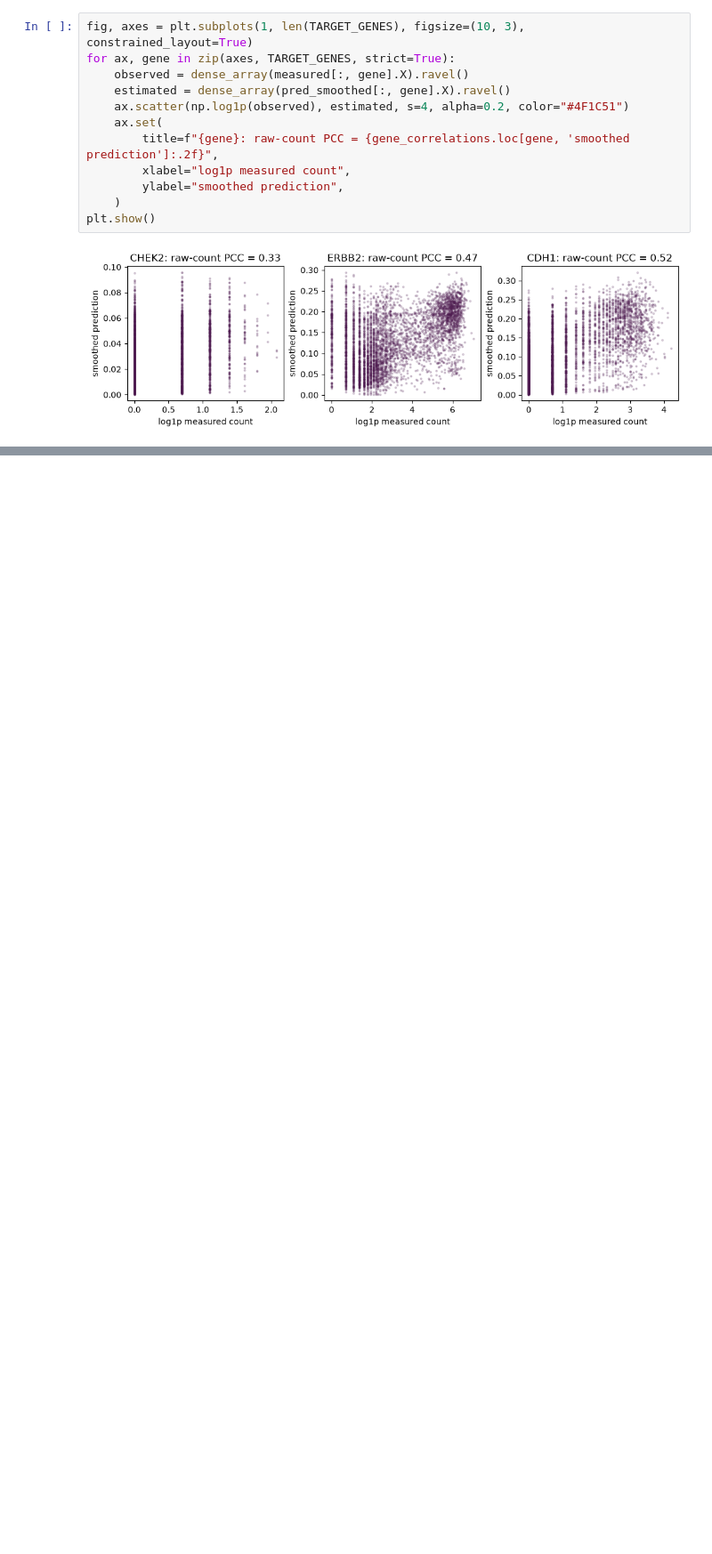
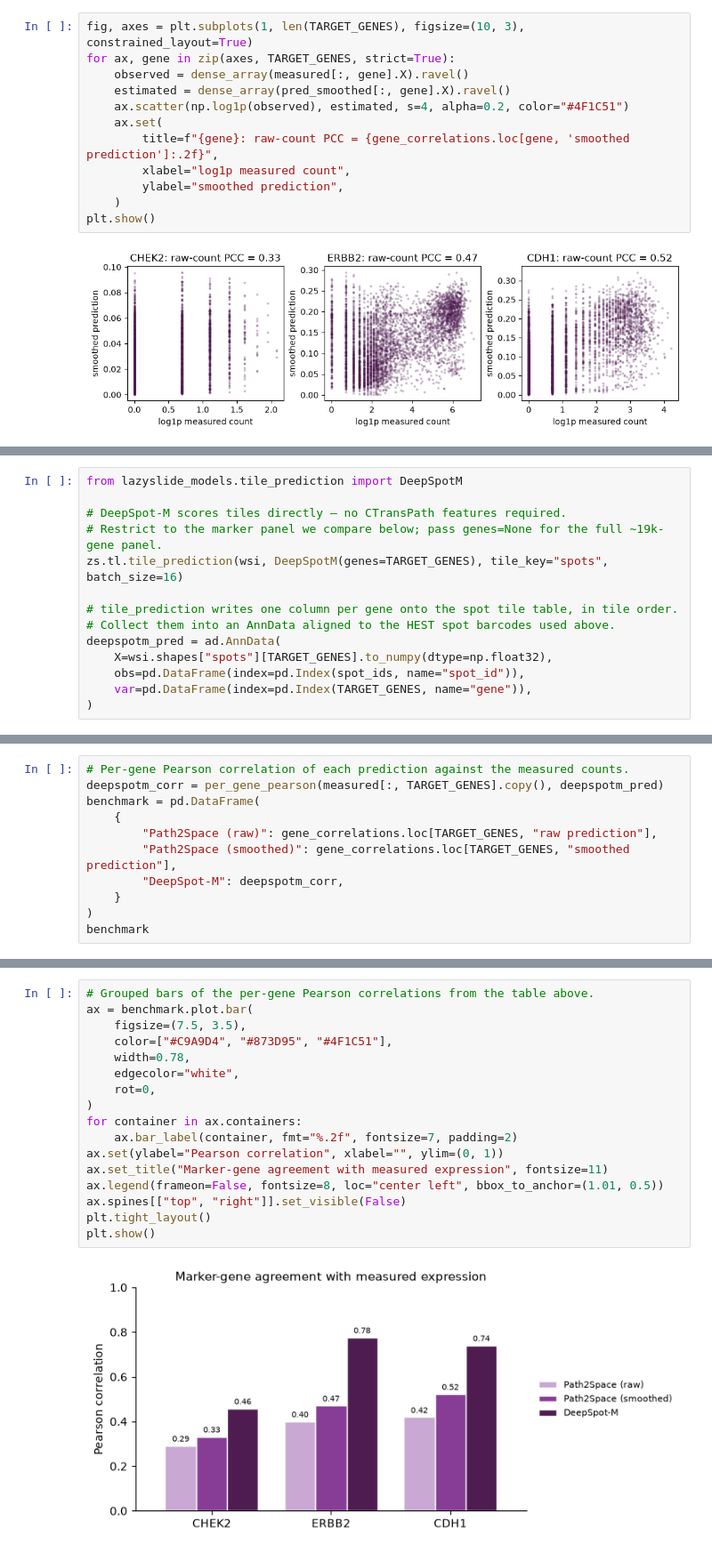
Before and after one commit to rendeirolab/lazyslide-tutorials, a Jupyter notebook: tutorials/gene_expression_prediction.ipynb, the cells around one changed output, grey strips where cells are left out. Shown at 89% size. Drawn from its saved outputs; the diff is of its cells as text; blank space fills up the shorter version.

Commit message:
docs: add a DeepSpot-M section to the gene expression prediction tutorial (#3)

```diff
--- a/tutorials/gene_expression_prediction.ipynb
+++ b/tutorials/gene_expression_prediction.ipynb
@@ -285,0 +292,14 @@ plt.show()
+# %%
+from lazyslide_models.tile_prediction import DeepSpotM
+
+# DeepSpot-M scores tiles directly — no CTransPath features required.
+# Restrict to the marker panel we compare below; pass genes=None for the full ~19k-gene panel.
+zs.tl.tile_prediction(wsi, DeepSpotM(genes=TARGET_GENES), tile_key="spots", batch_size=16)
+
+# tile_prediction writes one column per gene onto the spot tile table, in tile order.
+# Collect them into an AnnData aligned to the HEST spot barcodes used above.
+deepspotm_pred = ad.AnnData(
+    X=wsi.shapes["spots"][TARGET_GENES].to_numpy(dtype=np.float32),
+    obs=pd.DataFrame(index=pd.Index(spot_ids, name="spot_id")),
+    var=pd.DataFrame(index=pd.Index(TARGET_GENES, name="gene")),
+)
@@ -285,0 +310,11 @@ plt.show()
+# %%
+# Per-gene Pearson correlation of each prediction against the measured counts.
+deepspotm_corr = per_gene_pearson(measured[:, TARGET_GENES].copy(), deepspotm_pred)
+benchmark = pd.DataFrame(
+    {
+        "Path2Space (raw)": gene_correlations.loc[TARGET_GENES, "raw prediction"],
+        "Path2Space (smoothed)": gene_correlations.loc[TARGET_GENES, "smoothed prediction"],
+        "DeepSpot-M": deepspotm_corr,
+    }
+)
+benchmark
@@ -285,0 +326,19 @@ plt.show()
+# %%
+# Grouped bars of the per-gene Pearson correlations from the table above.
+ax = benchmark.plot.bar(
+    figsize=(7.5, 3.5),
+    color=["#C9A9D4", "#873D95", "#4F1C51"],
+    width=0.78,
+    edgecolor="white",
+    rot=0,
+)
+for container in ax.containers:
+    ax.bar_label(container, fmt="%.2f", fontsize=7, padding=2)
+ax.set(ylabel="Pearson correlation", xlabel="", ylim=(0, 1))
+ax.set_title("Marker-gene agreement with measured expression", fontsize=11)
+ax.legend(frameon=False, fontsize=8, loc="center left", bbox_to_anchor=(1.01, 0.5))
+ax.spines[["top", "right"]].set_visible(False)
+plt.tight_layout()
+plt.show()
+# %% [output]
+[figure, added]
```
Also changed, not shown: parts of 5 cells of this notebook.
